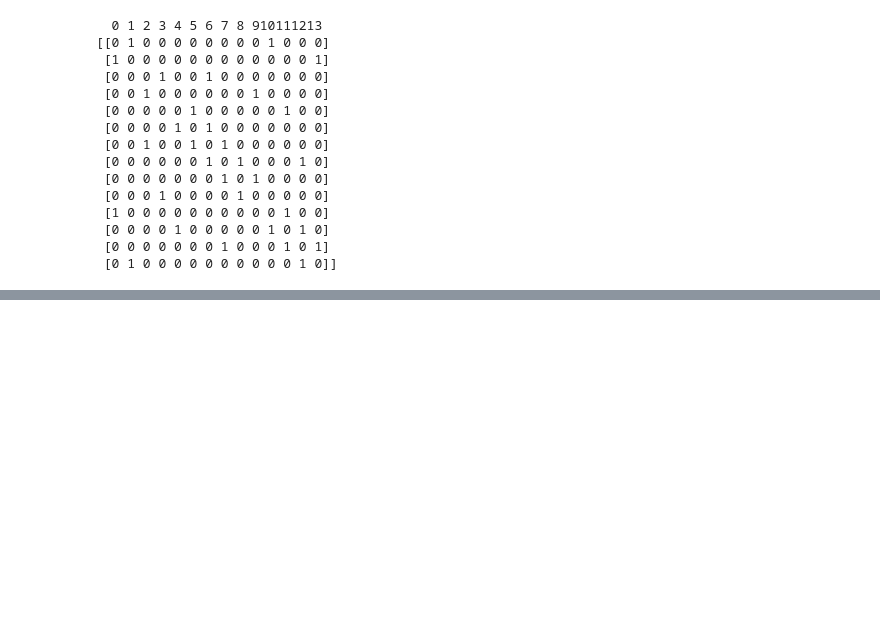
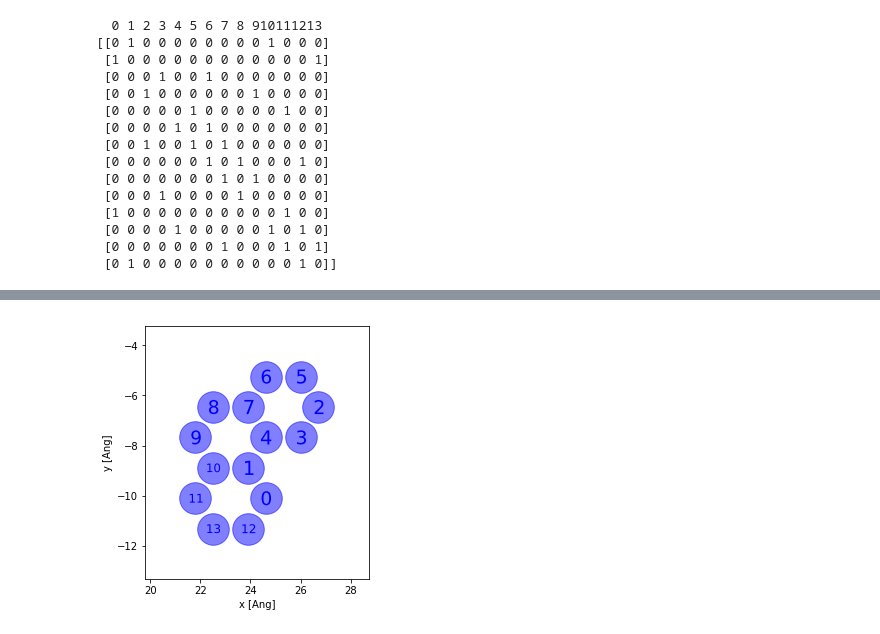
Before and after one commit to dipc-cc/sp2graph, a Jupyter notebook: sp2graph.ipynb, the cells around one changed output, grey strips where cells are left out. Cells and saved outputs as stored; diff of their text form; code cells hidden in the pictures; blank space fills up the shorter version.

```diff
--- a/sp2graph.ipynb
+++ b/sp2graph.ipynb
@@ -226,0 +302,4 @@ viewV(V)
+# %%
+viewV(V)
+# %% [output]
+[figure, added]
```
Also changed, not shown: parts of 5 cells of this notebook.
